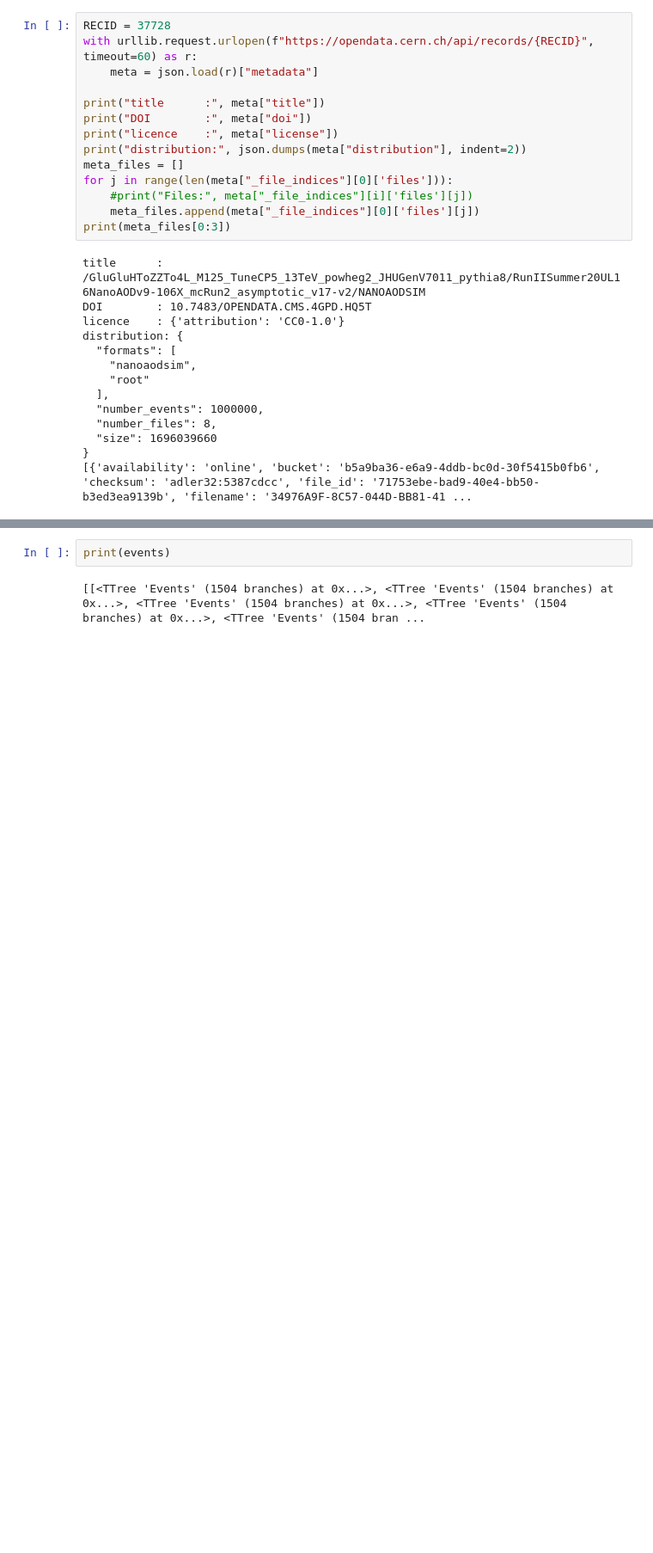
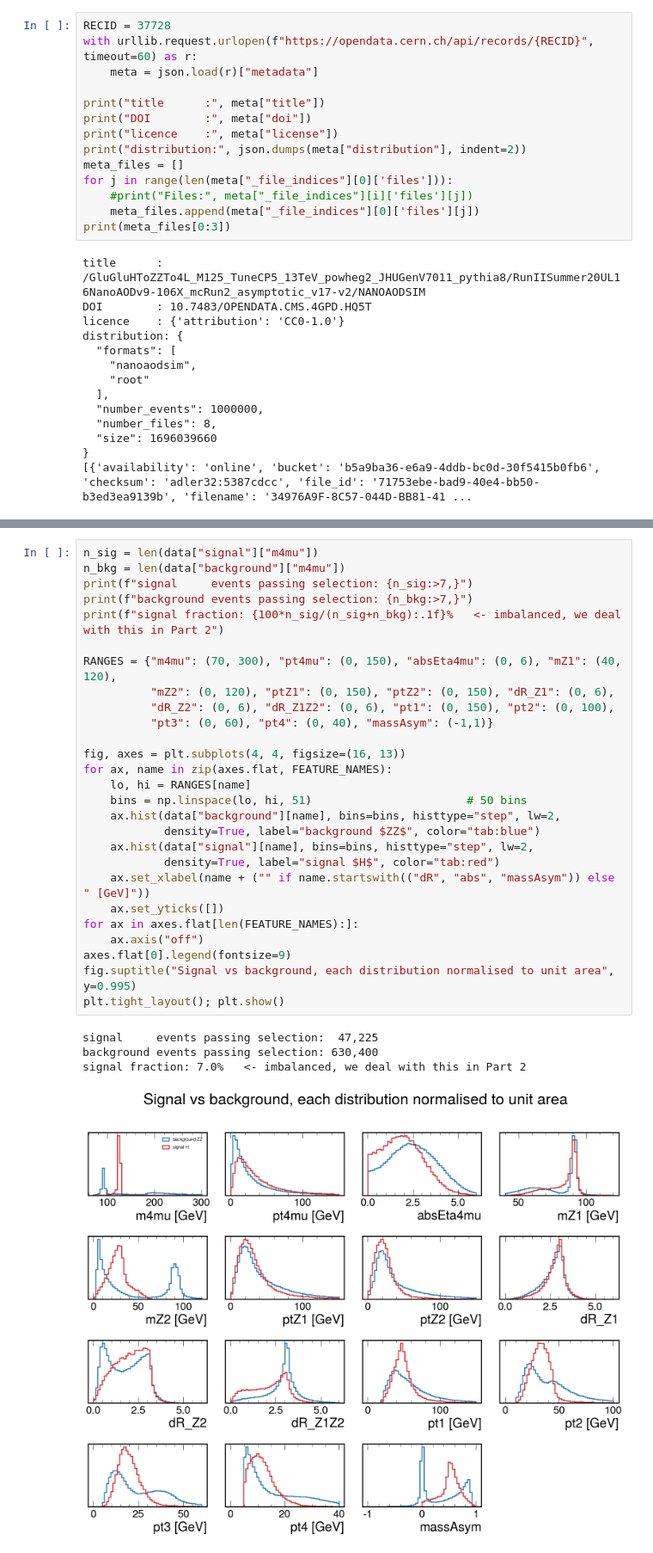
Before and after one commit to BrendenE-NNC/Operation-Higgs, a Jupyter notebook: HiggsEverythingStuff.ipynb, the cells around one changed output, grey strips where cells are left out. Shown at 86% size. Saved outputs shown, nothing was run; the diff lists cells and outputs as text; blank space fills up the shorter version.

```diff
--- a/HiggsEverythingStuff.ipynb
+++ b/HiggsEverythingStuff.ipynb
@@ -187,4 +293,32 @@ events = [background, signal]
-# %%
-print(events)
-# %% [output]
-[[<TTree 'Events' (1504 branches) at 0x...>, <TTree 'Events' (1504 branches) at 0x...>, <TTree 'Events' (1504 branches) at 0x...>, <TTree 'Events' (1504 branches) at 0x...>, <TTree 'Events' (1504 bran ...
+# %%
+n_sig = len(data["signal"]["m4mu"])
+n_bkg = len(data["background"]["m4mu"])
+print(f"signal     events passing selection: {n_sig:>7,}")
+print(f"background events passing selection: {n_bkg:>7,}")
+print(f"signal fraction: {100*n_sig/(n_sig+n_bkg):.1f}%   <- imbalanced, we deal with this in Part 2")
+
+RANGES = {"m4mu": (70, 300), "pt4mu": (0, 150), "absEta4mu": (0, 6), "mZ1": (40, 120),
+          "mZ2": (0, 120), "ptZ1": (0, 150), "ptZ2": (0, 150), "dR_Z1": (0, 6),
+          "dR_Z2": (0, 6), "dR_Z1Z2": (0, 6), "pt1": (0, 150), "pt2": (0, 100),
+          "pt3": (0, 60), "pt4": (0, 40), "massAsym": (-1,1)}
+
+fig, axes = plt.subplots(4, 4, figsize=(16, 13))
+for ax, name in zip(axes.flat, FEATURE_NAMES):
+    lo, hi = RANGES[name]
+    bins = np.linspace(lo, hi, 51)                       # 50 bins
+    ax.hist(data["background"][name], bins=bins, histtype="step", lw=2,
+            density=True, label="background $ZZ$", color="tab:blue")
+    ax.hist(data["signal"][name], bins=bins, histtype="step", lw=2,
+            density=True, label="signal $H$", color="tab:red")
+    ax.set_xlabel(name + ("" if name.startswith(("dR", "abs", "massAsym")) else " [GeV]"))
+    ax.set_yticks([])
+for ax in axes.flat[len(FEATURE_NAMES):]:
+    ax.axis("off")
+axes.flat[0].legend(fontsize=9)
+fig.suptitle("Signal vs background, each distribution normalised to unit area", y=0.995)
+plt.tight_layout(); plt.show()
+# %% [output]
+signal     events passing selection:  47,225
+background events passing selection: 630,400
+signal fraction: 7.0%   <- imbalanced, we deal with this in Part 2
+[figure, added]
```
Also changed, not shown: parts of 6 cells of this notebook.
